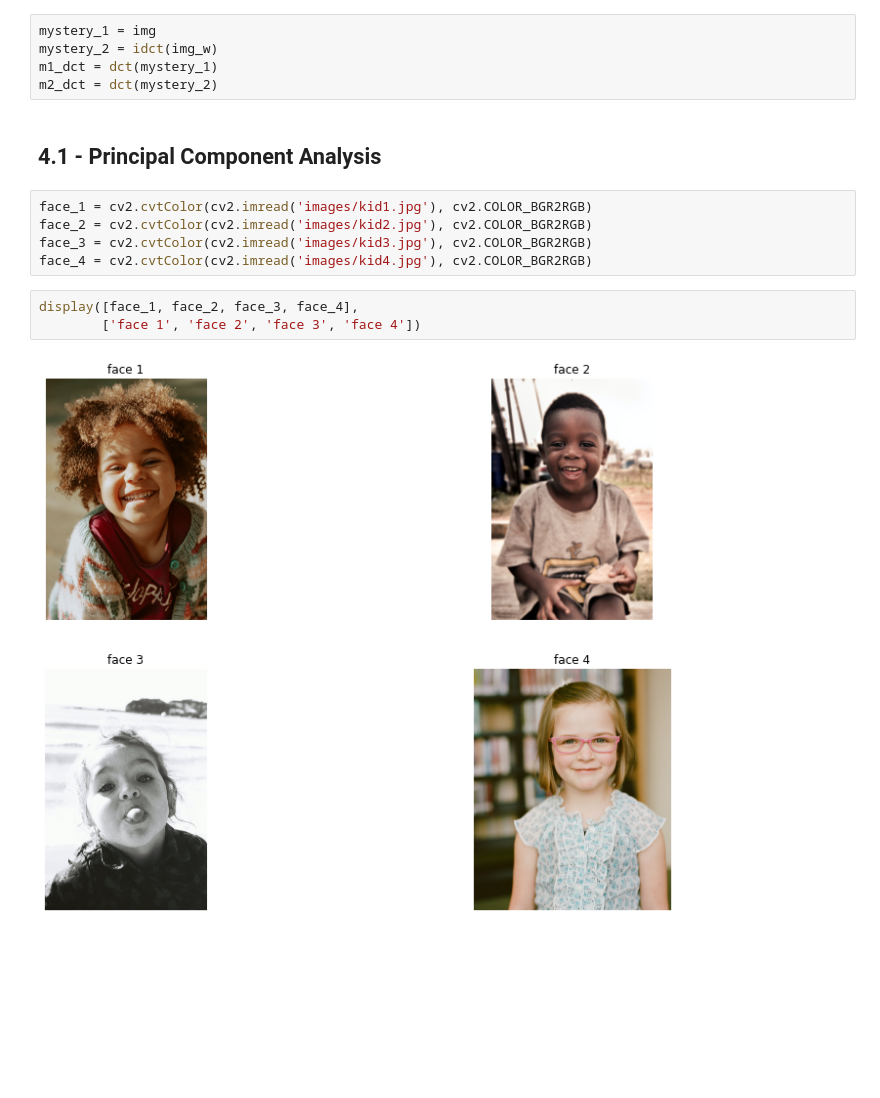
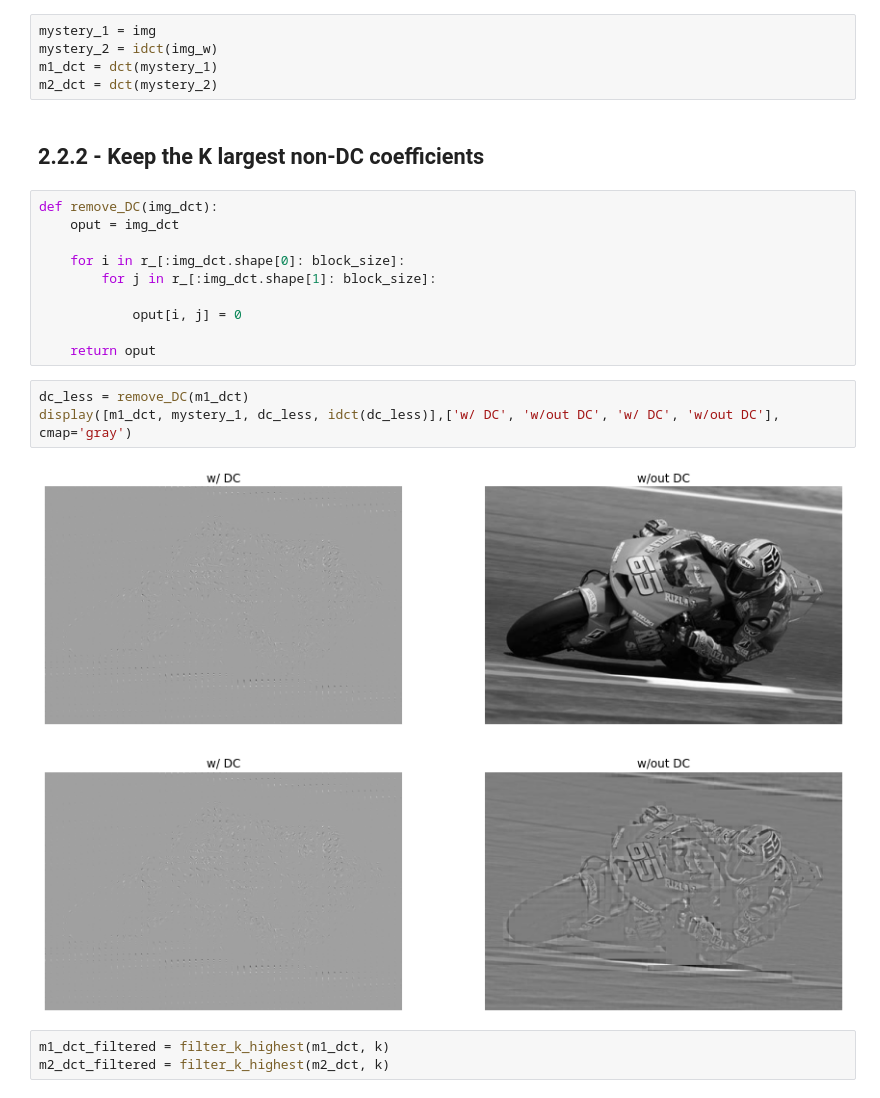
Before and after one commit to S010MON/image-processing, a Jupyter notebook: project2/6252320-Debnath_proj2.ipynb, the cells around one changed output. Drawn from its saved outputs; the diff is of its cells as text; blank space fills up the shorter version.

```diff
--- a/project2/6252320-Debnath_proj2.ipynb
+++ b/project2/6252320-Debnath_proj2.ipynb
@@ -293,15 +294,23 @@ mystery_1 = img
 mystery_2 = idct(img_w)
 m1_dct = dct(mystery_1)
 m2_dct = dct(mystery_2)
-# %% [markdown]
-## 4.1 - Principal Component Analysis
-# %%
-face_1 = cv2.cvtColor(cv2.imread('images/kid1.jpg'), cv2.COLOR_BGR2RGB)
-face_2 = cv2.cvtColor(cv2.imread('images/kid2.jpg'), cv2.COLOR_BGR2RGB)
-face_3 = cv2.cvtColor(cv2.imread('images/kid3.jpg'), cv2.COLOR_BGR2RGB)
-face_4 = cv2.cvtColor(cv2.imread('images/kid4.jpg'), cv2.COLOR_BGR2RGB)
-# %%
-display([face_1, face_2, face_3, face_4],
-        ['face 1', 'face 2', 'face 3', 'face 4'])
-# %% [output]
-[figure, removed]
+# %% [markdown]
+## 2.2.2 - Keep the K largest non-DC coefficients
+# %%
+def remove_DC(img_dct):
+    oput = img_dct
+
+    for i in r_[:img_dct.shape[0]: block_size]:
+        for j in r_[:img_dct.shape[1]: block_size]:
+
+            oput[i, j] = 0
+
+    return oput
+# %%
+dc_less = remove_DC(m1_dct)
+display([m1_dct, mystery_1, dc_less, idct(dc_less)],['w/ DC', 'w/out DC', 'w/ DC', 'w/out DC'], cmap='gray')
+# %% [output]
+[figure, added]
+# %%
+m1_dct_filtered = filter_k_highest(m1_dct, k)
+m2_dct_filtered = filter_k_highest(m2_dct, k)
```
Also changed, not shown: parts of 16 cells of this notebook.
